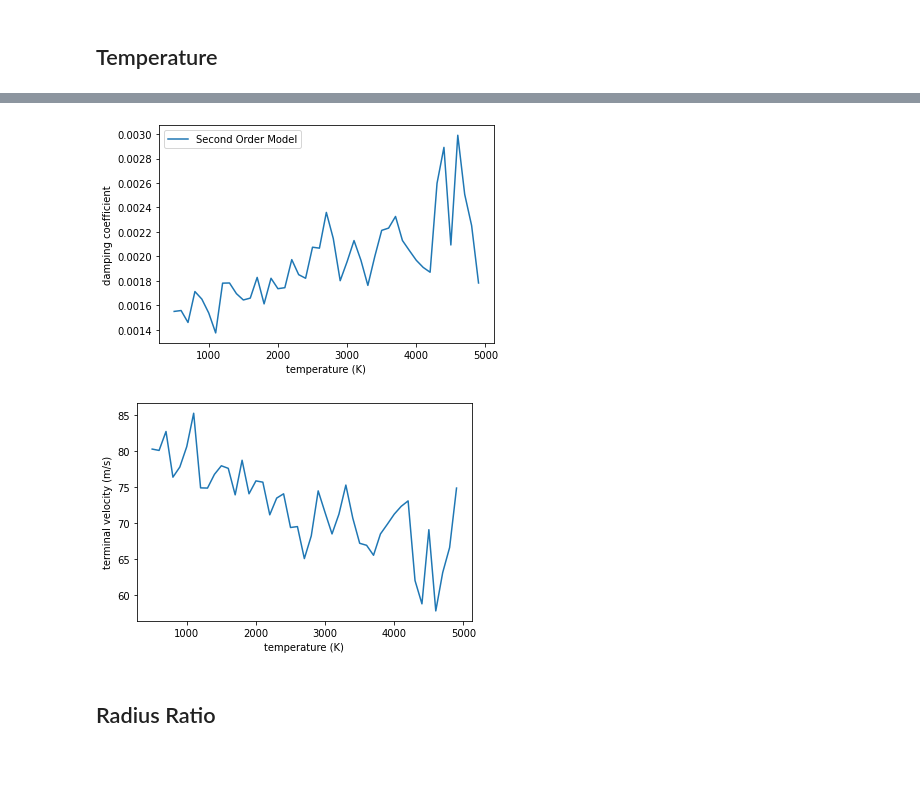
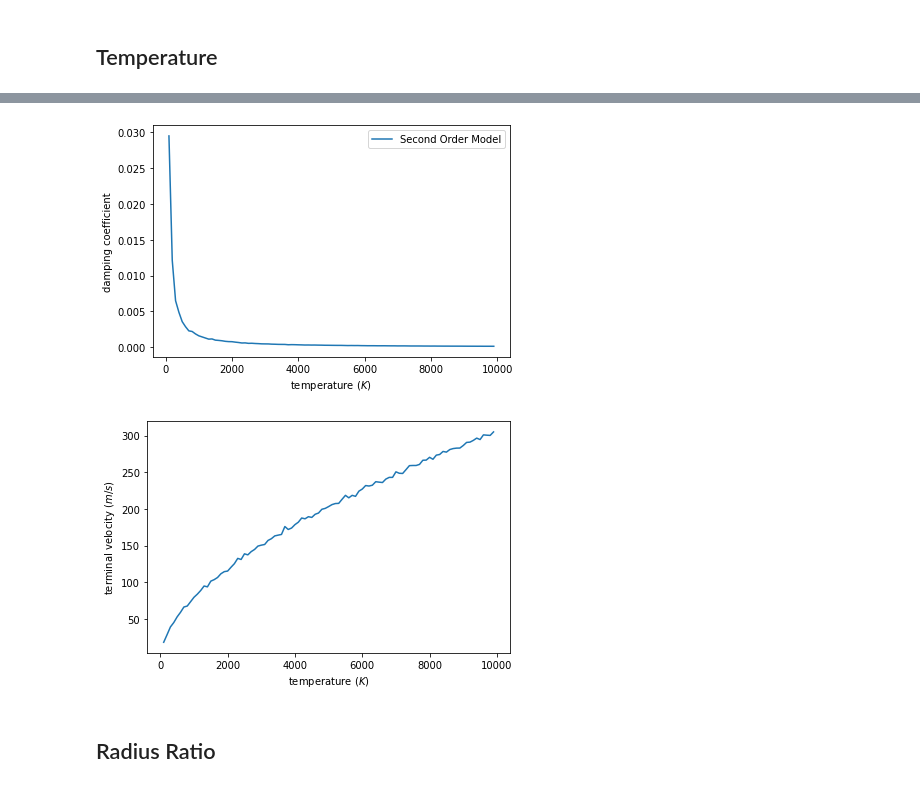
Before and after one commit to JacobYim/Free-Falling-Simulation, a Jupyter notebook: py/CurveFitting.ipynb, the cells around one changed output, grey strips where cells are left out. Saved outputs shown, nothing was run; the diff lists cells and outputs as text; code cells hidden in the pictures.

Commit message:
make plot neat

```diff
--- a/py/CurveFitting.ipynb
+++ b/py/CurveFitting.ipynb
@@ -137,6 +137,8 @@ def load_files(dir_name, variance=None, value=None) :
             files = list(filter( lambda x : float(x.split('_')[4])==float(value), files))
         elif variance == "RR" :
             files = list(filter( lambda x : float(x.split('_')[5])==float(value), files))
+        elif variance == "D" :
+            files = list(filter( lambda x : float(float(x.split('_')[1])/(float(x.split('_')[2])*(float(x.split('_')[3]))))==float(value), files))
 
     for file_name in files :
         with open(dir_name+'/'+file_name) as csvfile:
@@ -207,7 +209,7 @@ gamma1s = []
 gamma2s = []
 terminal_vs = []
 
-Ts = list(range(500, 5000, 100))
+Ts = list(map(lambda x : x*100,  range( 1, 100)))
 for T in Ts :
     print(T)
     [g1, g2, terminal_v] = compare_models('result_T', 'T', T)
@@ -217,10 +219,10 @@ for T in Ts :
     gamma2s.append(g2)
     terminal_vs.append(terminal_v)
 
-plt.plot(Ts, gamma1s, label='First Order Model')
-plt.plot(Ts, gamma2s, label='Second Order Model')
-plt.legend()
-plt.xlabel("damping coefficient")
-plt.ylabel("temperature (K)")
-plt.savefig("damping coefficient_Temperature.jpg")
+# plt.plot(Ts, gamma1s, label='First Order Model')
+# plt.plot(Ts, gamma2s, label='Second Order Model')
+# plt.legend()
+# plt.xlabel("damping coefficient")
+# plt.ylabel("temperature (K)")
+# plt.savefig("damping coefficient_Temperature.jpg")
 # %% [output]
@@ -245,20 +246,22 @@ The first order model is more fitter than the second order model
 # %%
 plt.plot(Ts, gamma2s, label='Second Order Model')
 plt.legend()
-plt.xlabel("temperature (K)")
+plt.xlabel(r'temperature $(K)$')
 plt.ylabel("damping coefficient")
-plt.savefig("")
+plt.tight_layout()
+plt.savefig("damping coefficient_temperature.jpg")
 # %% [output]
-[figure, old version]
+[figure, new version]
 # %%
 # plt.plot(Ts, gamma1s, label='First Order Model')
 plt.plot(Ts, terminal_vs)
 # plt.legend()
-plt.xlabel("temperature (K)")
-plt.ylabel("terminal velocity (m/s)")
+plt.xlabel(r'temperature $(K)$')
+plt.ylabel(r'terminal velocity $(m/s)$')
+plt.tight_layout()
 plt.savefig("terminal_velocity_temperature.jpg")
 # %% [output]
-[figure, old version]
+[figure, new version]
 # %% [markdown]
 ## Radius Ratio
 # %%
```
Also changed, not shown: parts of 15 cells of this notebook, 1 other file.
